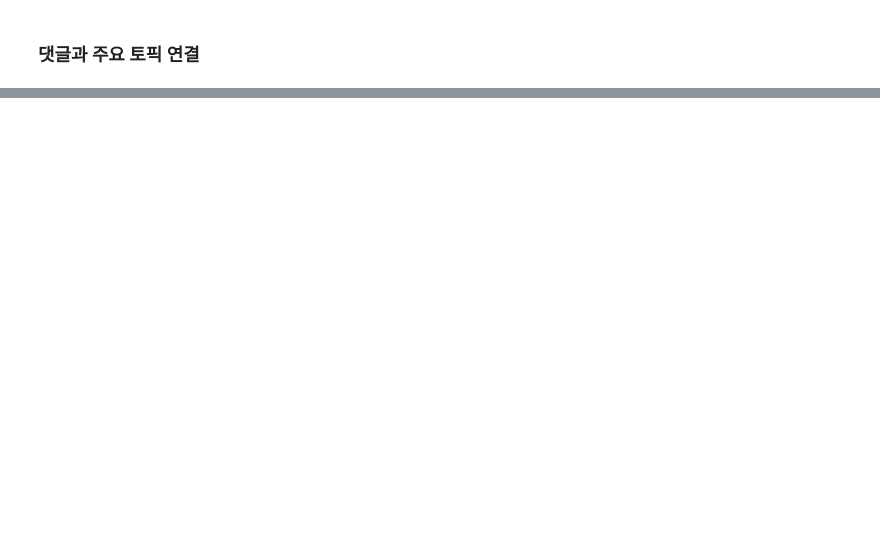
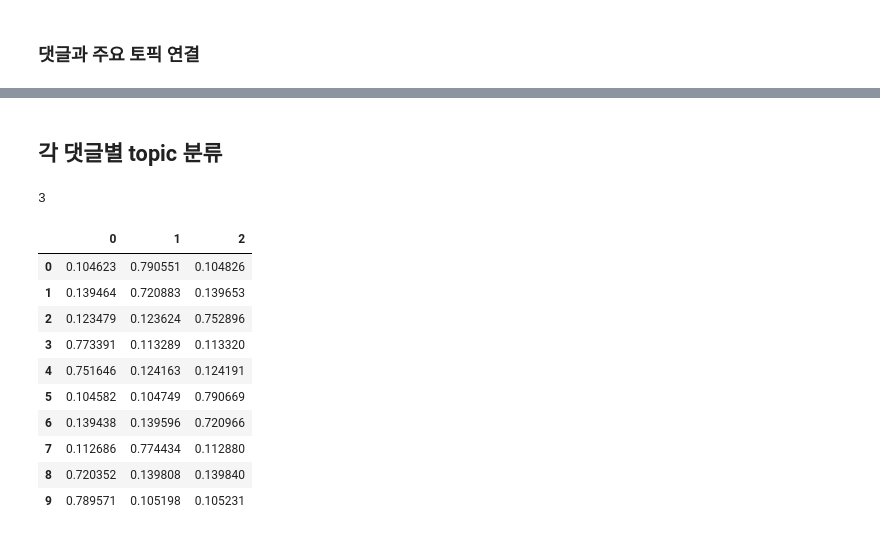
Before and after one commit to aabchyein/study_data_analystics, a Jupyter notebook: codes/NLP/LDA_sklearn.ipynb, the cells around one changed output, grey strips where cells are left out. Cells and saved outputs as stored; diff of their text form; code cells hidden in the pictures; blank space fills up the shorter version.

```diff
--- a/codes/NLP/LDA_sklearn.ipynb
+++ b/codes/NLP/LDA_sklearn.ipynb
@@ -149,0 +208,21 @@ array([[0.16857425, 0.66320011, 0.16822564],
+# %% [markdown]
+## 각 댓글별 topic 분류
+# %%
+lda_model.n_components
+# %% [output]
+3
+# %%
+df_topics_score = pd.DataFrame(topics_output)  # 각 댓글 당 토픽 분류 점수(가장 높은 값에 해당하는 토픽에 속함)
+df_topics_score
+# %% [output]
+|  | 0 | 1 | 2 |
+| 0 | 0.104623 | 0.790551 | 0.104826 |
+| 1 | 0.139464 | 0.720883 | 0.139653 |
+| 2 | 0.123479 | 0.123624 | 0.752896 |
+| 3 | 0.773391 | 0.113289 | 0.113320 |
+| 4 | 0.751646 | 0.124163 | 0.124191 |
+| 5 | 0.104582 | 0.104749 | 0.790669 |
+| 6 | 0.139438 | 0.139596 | 0.720966 |
+| 7 | 0.112686 | 0.774434 | 0.112880 |
+| 8 | 0.720352 | 0.139808 | 0.139840 |
+| 9 | 0.789571 | 0.105198 | 0.105231 |
```
Also changed, not shown: parts of 20 cells of this notebook, 3 other files.
